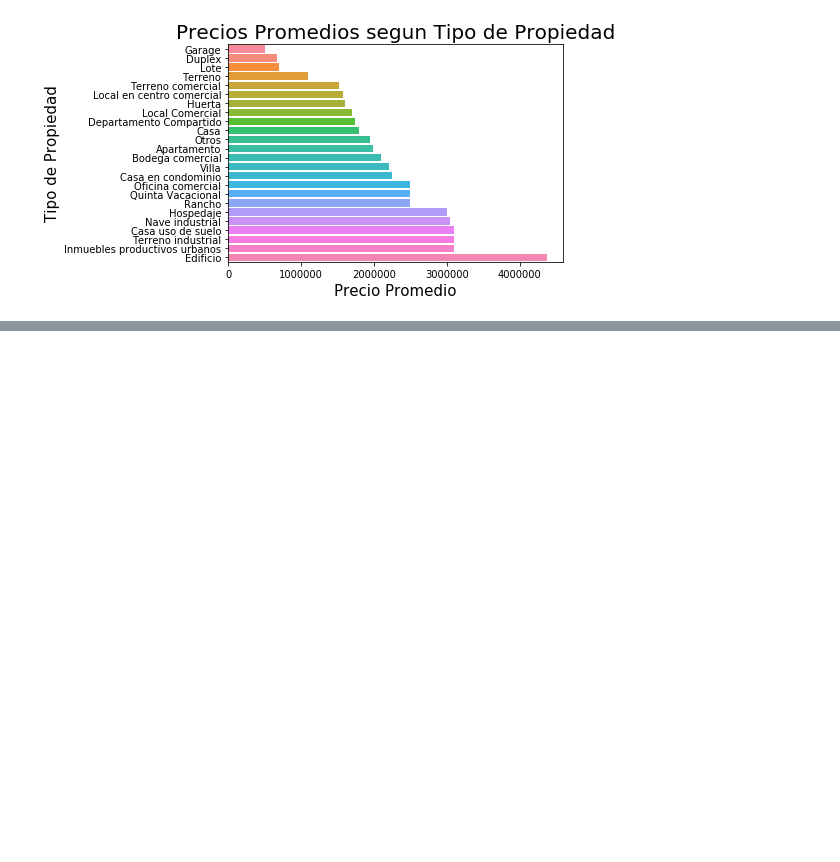
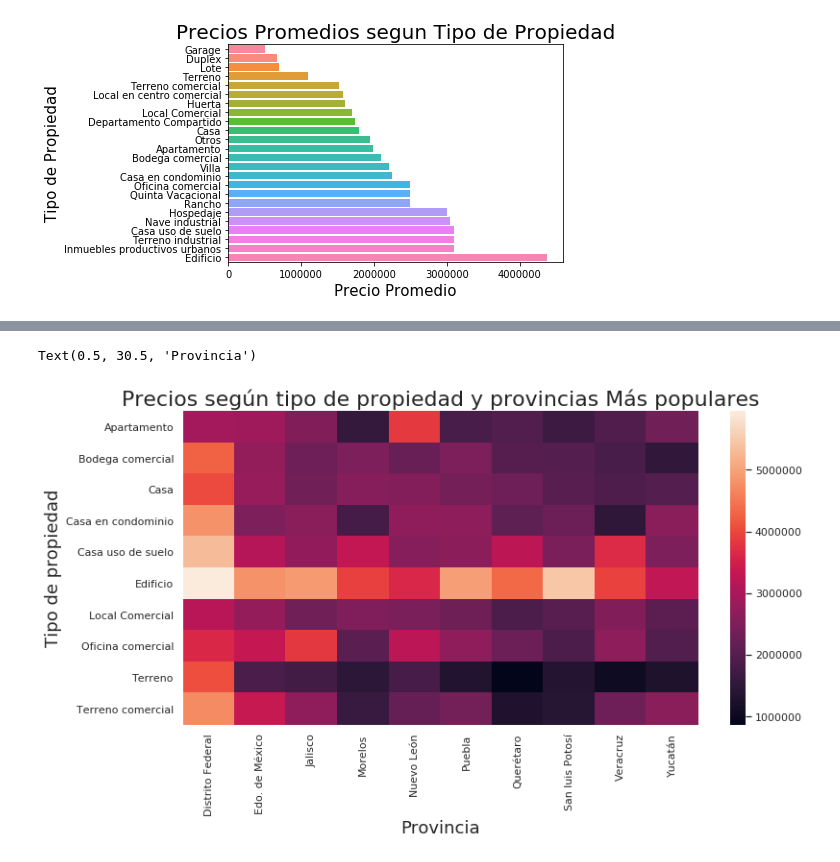
Before and after one commit to luctiz/Grupo43-TP1, a Jupyter notebook: TP1.ipynb, the cells around one changed output, grey strips where cells are left out. Drawn from its saved outputs; the diff is of its cells as text; code cells hidden in the pictures; blank space fills up the shorter version.

Commit message:
Unificando Códigos De Precios

```diff
--- a/TP1.ipynb
+++ b/TP1.ipynb
@@ -308,0 +204,15 @@ plt.show()
+# %%
+tipos_populares = propiedadesXtipos.index
+
+#Provincias más populares
+popiedadesXprovincia = df.provincia.value_counts().nlargest(10)
+# %%
+provincias_populares = popiedadesXprovincia.index
+# %%
+#Tipo de propiedad vs precios promedios
+tipoVSprecio = df[['id', 'tipodepropiedad', 'precio', 'provincia']].groupby(['provincia', 'tipodepropiedad']).agg({'id': 'count', 'precio': 'mean'}).reset_index().sort_values(by = ['id'], ascending = False)
+#Tomo sólo los 10 tipos de propiedad y provincias más populares
+tipoVSprecio_mas = tipoVSprecio.loc[(tipoVSprecio.provincia.isin(provincias_populares)) & (tipoVSprecio.tipodepropiedad.isin(tipos_populares))]
+# %%
+tablaHeatMap = pd.pivot_table(tipoVSprecio_mas, values = 'precio', index = 'tipodepropiedad', columns = 'provincia')
+tablaHeatMap
@@ -308,0 +232,9 @@ plt.show()
+# %%
+plt.figure(figsize = (12,6))
+graf = sns.heatmap(tablaHeatMap)
+graf.set_title('Precios según tipo de propiedad y provincias Más populares', fontsize =  22)
+graf.set_ylabel('Tipo de propiedad', fontsize = 18)
+graf.set_xlabel('Provincia', fontsize = 18)
+# %% [output]
+Text(0.5, 30.5, 'Provincia')
+[figure, added]
```
Also changed, not shown: parts of 42 cells of this notebook.
